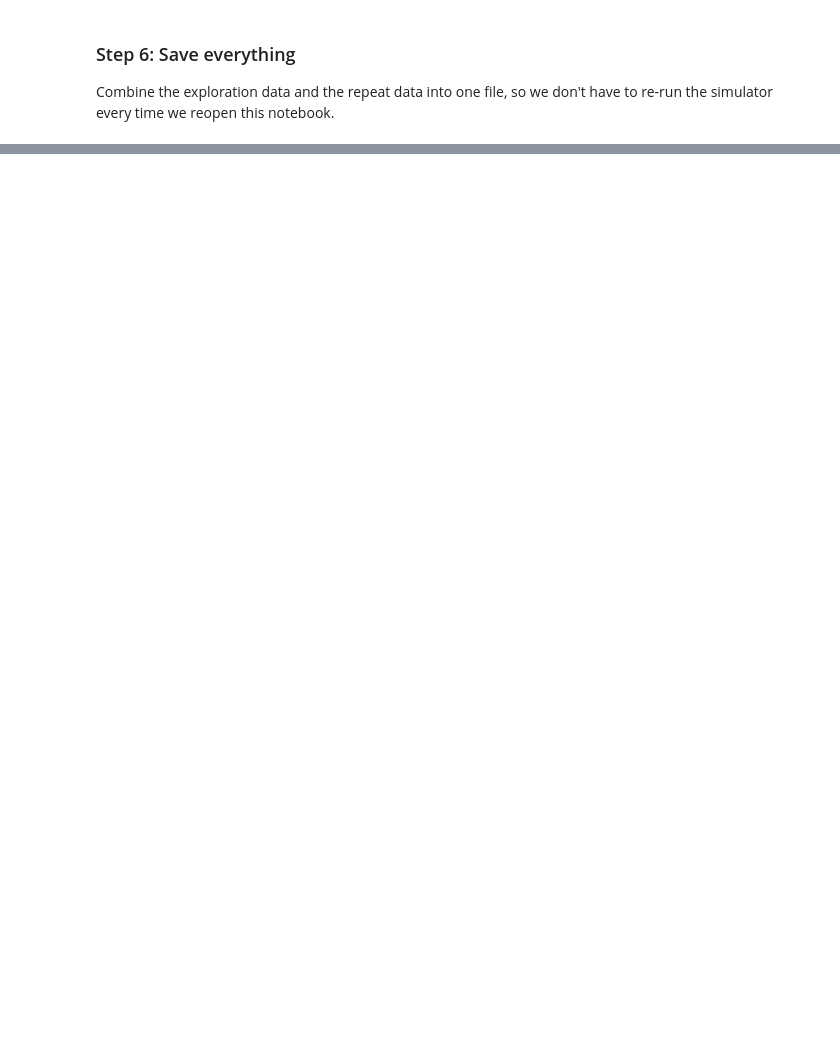
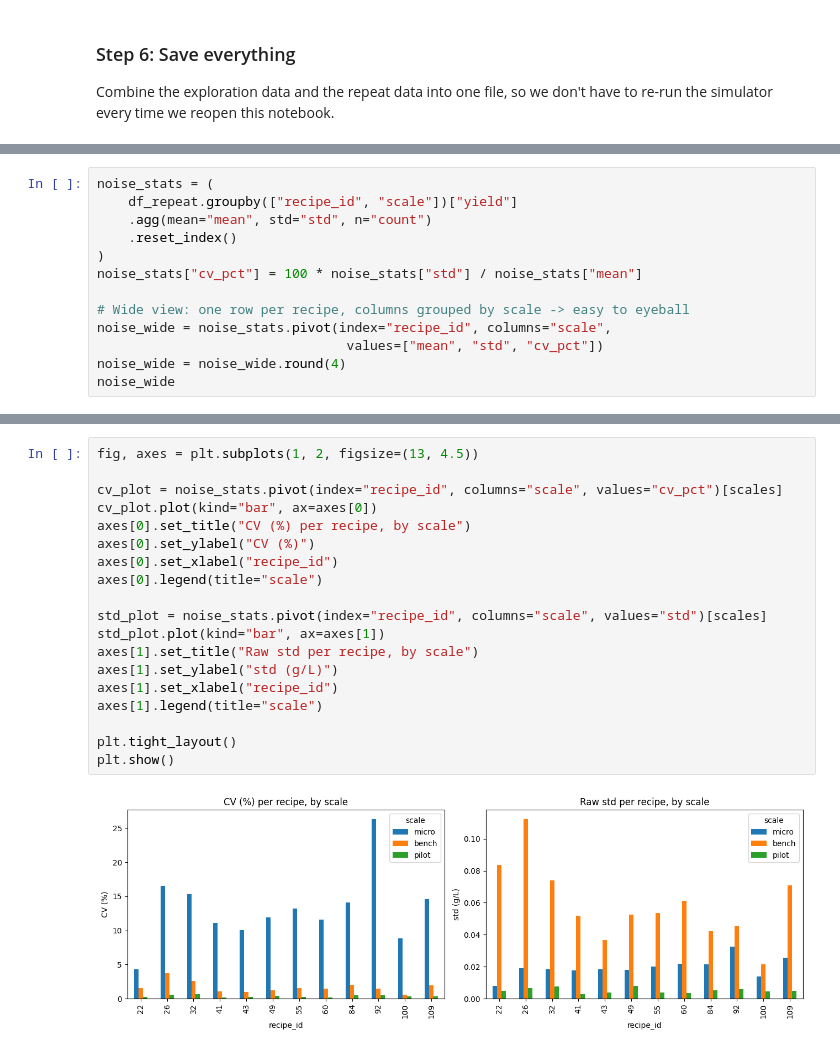
Before and after one commit to rushi-k-op/mlme_bioreactor, a Jupyter notebook: ALL_IN_ONE.ipynb, the cells around one changed output, grey strips where cells are left out. Cells and saved outputs as stored; diff of their text form; blank space fills up the shorter version.

```diff
--- a/ALL_IN_ONE.ipynb
+++ b/ALL_IN_ONE.ipynb
@@ -150,0 +253,13 @@ print(f"Saved {len(df_all)} total rows to task1_2_data.csv")
+# %%
+noise_stats = (
+    df_repeat.groupby(["recipe_id", "scale"])["yield"]
+    .agg(mean="mean", std="std", n="count")
+    .reset_index()
+)
+noise_stats["cv_pct"] = 100 * noise_stats["std"] / noise_stats["mean"]
+
+# Wide view: one row per recipe, columns grouped by scale -> easy to eyeball
+noise_wide = noise_stats.pivot(index="recipe_id", columns="scale",
+                                values=["mean", "std", "cv_pct"])
+noise_wide = noise_wide.round(4)
+noise_wide
@@ -150,0 +304,21 @@ print(f"Saved {len(df_all)} total rows to task1_2_data.csv")
+# %%
+fig, axes = plt.subplots(1, 2, figsize=(13, 4.5))
+
+cv_plot = noise_stats.pivot(index="recipe_id", columns="scale", values="cv_pct")[scales]
+cv_plot.plot(kind="bar", ax=axes[0])
+axes[0].set_title("CV (%) per recipe, by scale")
+axes[0].set_ylabel("CV (%)")
+axes[0].set_xlabel("recipe_id")
+axes[0].legend(title="scale")
+
+std_plot = noise_stats.pivot(index="recipe_id", columns="scale", values="std")[scales]
+std_plot.plot(kind="bar", ax=axes[1])
+axes[1].set_title("Raw std per recipe, by scale")
+axes[1].set_ylabel("std (g/L)")
+axes[1].set_xlabel("recipe_id")
+axes[1].legend(title="scale")
+
+plt.tight_layout()
+plt.show()
+# %% [output]
+[figure, added]
```
Also changed, not shown: parts of 18 cells of this notebook, 23 other files.
